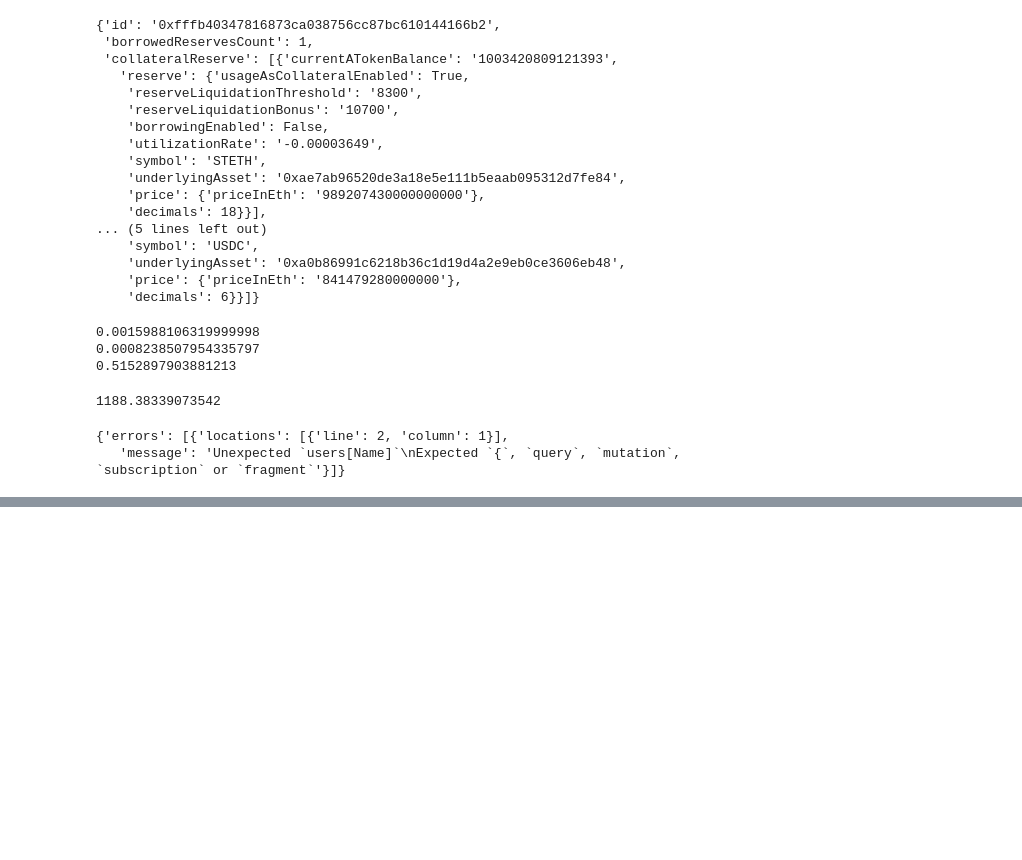
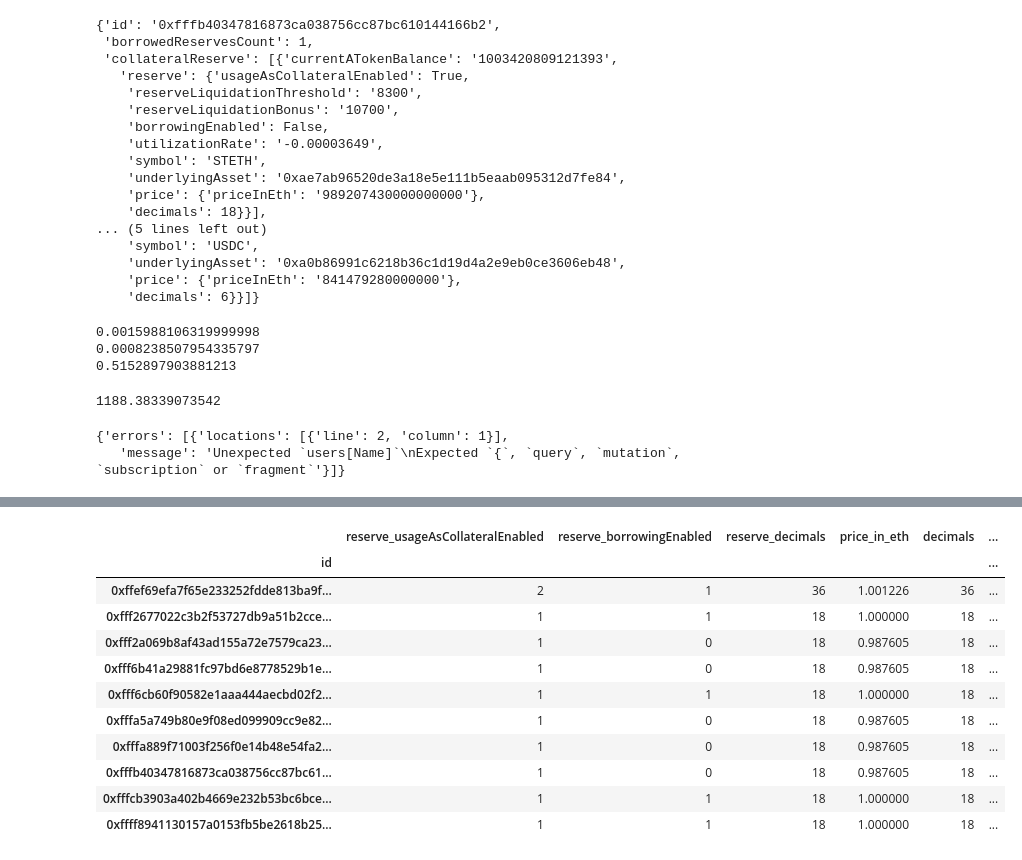
Before and after one commit to rpasquini/defidata, a Jupyter notebook: AAVE_Unhealthy_positions.ipynb, the cells around one changed output, grey strips where cells are left out. Saved outputs shown, nothing was run; the diff lists cells and outputs as text; code cells hidden in the pictures; blank space fills up the shorter version.

```diff
--- a/AAVE_Unhealthy_positions.ipynb
+++ b/AAVE_Unhealthy_positions.ipynb
@@ -384,0 +389,3 @@ def parse_users(payload):
+# %%
+df = pd.json_normalize(result['data']['users'], sep='_')
+df
@@ -384,0 +435,32 @@ def parse_users(payload):
+# %%
+def compute_total_collateral_times_thresholds():
+  df=json_normalize(result['data']['users'], record_path="collateralReserve", meta=["id"], sep="_")
+
+  df['price_in_eth'] = df.reserve_price_priceInEth.astype('int64')/ (10 ** 18)
+  df['decimals']=df.reserve_decimals.astype('int64')
+  df['current_a_token_balance'] = df["currentATokenBalance"].astype('float')/ (10 ** df.decimals)
+  df['aux']=df['price_in_eth'] * df['current_a_token_balance']
+
+  df2=df.groupby(['id']).sum(['aux'])
+
+
+  #liquidation_threshold=(int(collateral_reserve['reserve']['reserveLiquidationThreshold']) / 10000)
+  #sum of collateral times thresholds
+  #total_collateral_threshold += price_in_eth * current_a_token_balance * liquidation_threshold
+  return df2
+
+
+compute_total_collateral_times_thresholds()
+# %% [output]
+|  | reserve_usageAsCollateralEnabled | reserve_borrowingEnabled | reserve_decimals | price_in_eth | decimals | ... |
+| id |  |  |  |  |  | ... |
+| 0xffef69efa7f65e233252fdde813ba9f... | 2 | 1 | 36 | 1.001226 | 36 | ... |
+| 0xfff2677022c3b2f53727db9a51b2cce... | 1 | 1 | 18 | 1.000000 | 18 | ... |
+| 0xfff2a069b8af43ad155a72e7579ca23... | 1 | 0 | 18 | 0.987605 | 18 | ... |
+| 0xfff6b41a29881fc97bd6e8778529b1e... | 1 | 0 | 18 | 0.987605 | 18 | ... |
+| 0xfff6cb60f90582e1aaa444aecbd02f2... | 1 | 1 | 18 | 1.000000 | 18 | ... |
+| 0xfffa5a749b80e9f08ed099909cc9e82... | 1 | 0 | 18 | 0.987605 | 18 | ... |
+| 0xfffa889f71003f256f0e14b48e54fa2... | 1 | 0 | 18 | 0.987605 | 18 | ... |
+| 0xfffb40347816873ca038756cc87bc61... | 1 | 0 | 18 | 0.987605 | 18 | ... |
+| 0xfffcb3903a402b4669e232b53bc6bce... | 1 | 1 | 18 | 1.000000 | 18 | ... |
+| 0xffff8941130157a0153fb5be2618b25... | 1 | 1 | 18 | 1.000000 | 18 | ... |
```
Also changed, not shown: parts of 6 cells of this notebook.
